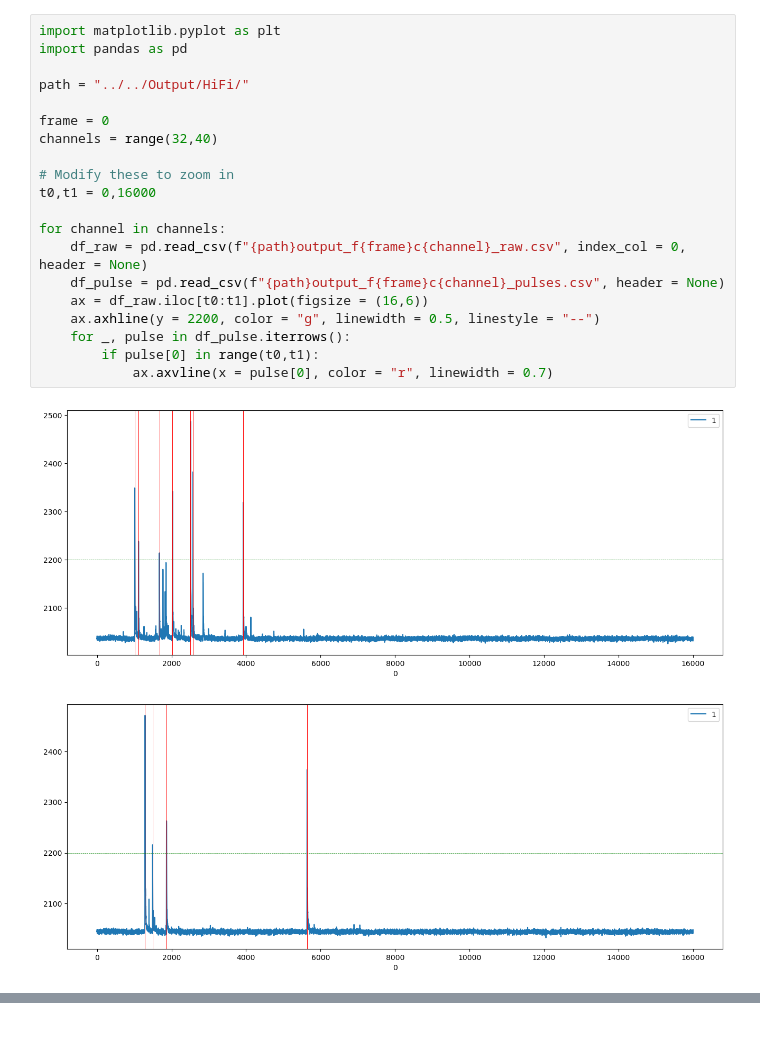
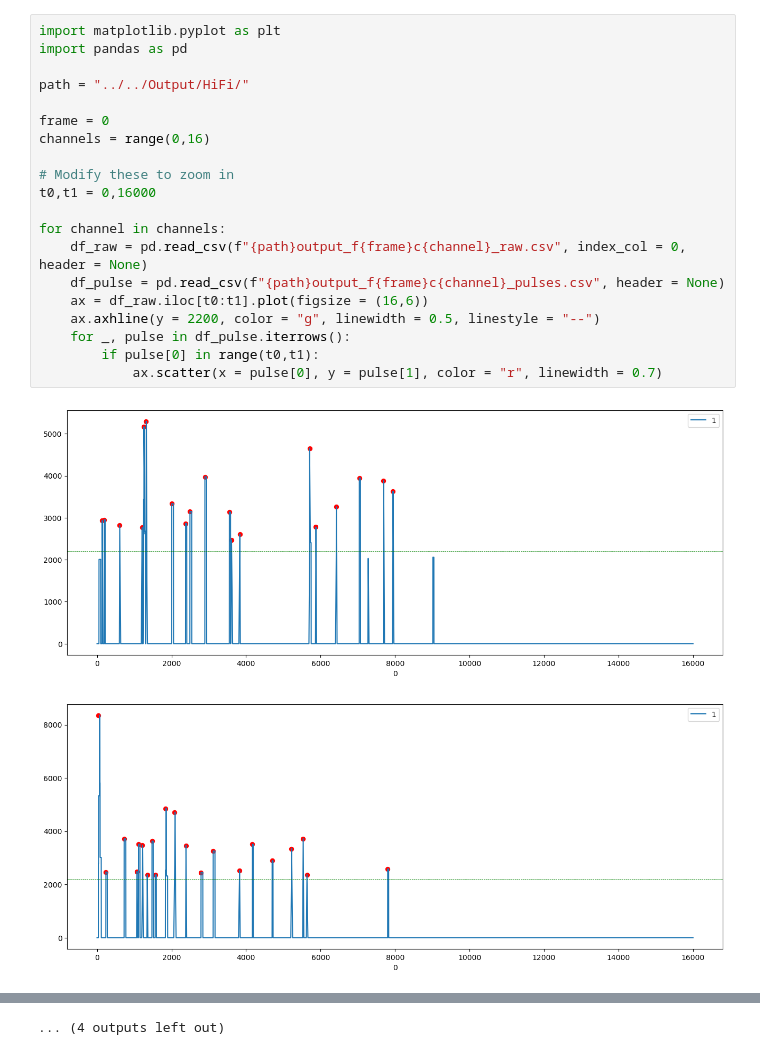
Before and after one commit to Modularius/pipeline-test, a Jupyter notebook: Jupyter/Legacy Jupyter/plot.ipynb, the cells around one changed output, grey strips where cells are left out. Drawn from its saved outputs; the diff is of its cells as text.

```diff
--- a/Jupyter/Legacy Jupyter/plot.ipynb
+++ b/Jupyter/Legacy Jupyter/plot.ipynb
@@ -1,23 +1,23 @@
 # %%
 import matplotlib.pyplot as plt
 import pandas as pd
 
 path = "../../Output/HiFi/"
 
 frame = 0
-channels = range(32,40)
+channels = range(0,16)
 
 # Modify these to zoom in
 t0,t1 = 0,16000
 
 for channel in channels:
     df_raw = pd.read_csv(f"{path}output_f{frame}c{channel}_raw.csv", index_col = 0, header = None)
     df_pulse = pd.read_csv(f"{path}output_f{frame}c{channel}_pulses.csv", header = None)
     ax = df_raw.iloc[t0:t1].plot(figsize = (16,6))
     ax.axhline(y = 2200, color = "g", linewidth = 0.5, linestyle = "--")
     for _, pulse in df_pulse.iterrows():
         if pulse[0] in range(t0,t1):
-            ax.axvline(x = pulse[0], color = "r", linewidth = 0.7)
+            ax.scatter(x = pulse[0], y = pulse[1], color = "r", linewidth = 0.7)
 # %% [output]
-[figure, old version]
+[figure, new version]
-[figure, old version]
+[figure, new version]
@@ -29,0 +34 @@ for channel in channels:
+... (4 outputs left out)
```
Also changed, not shown: parts of 1 cell of this notebook, 7 other files.
